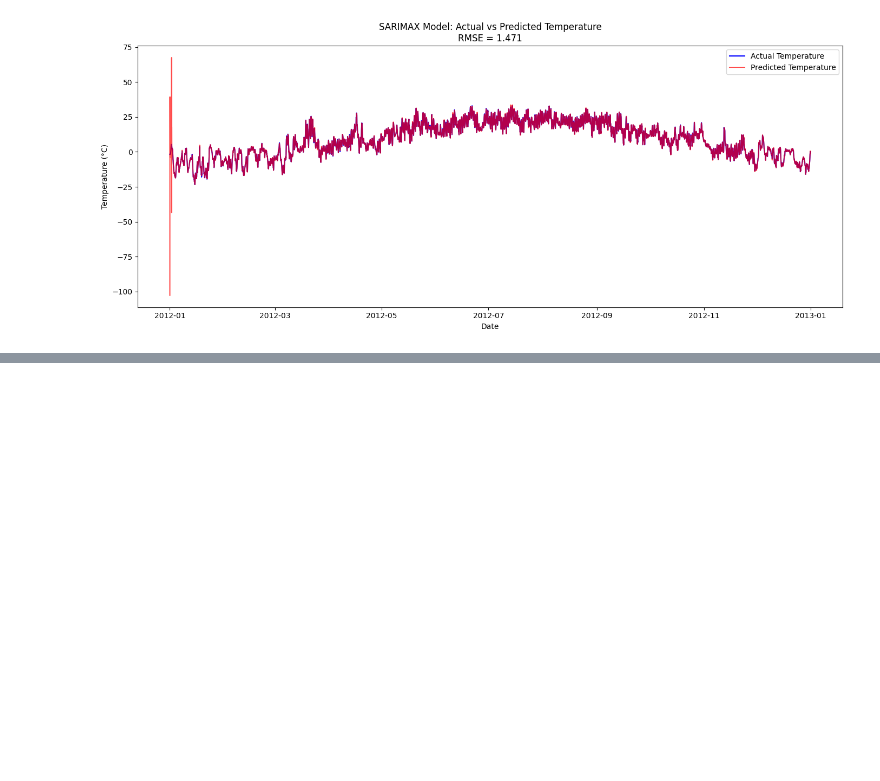
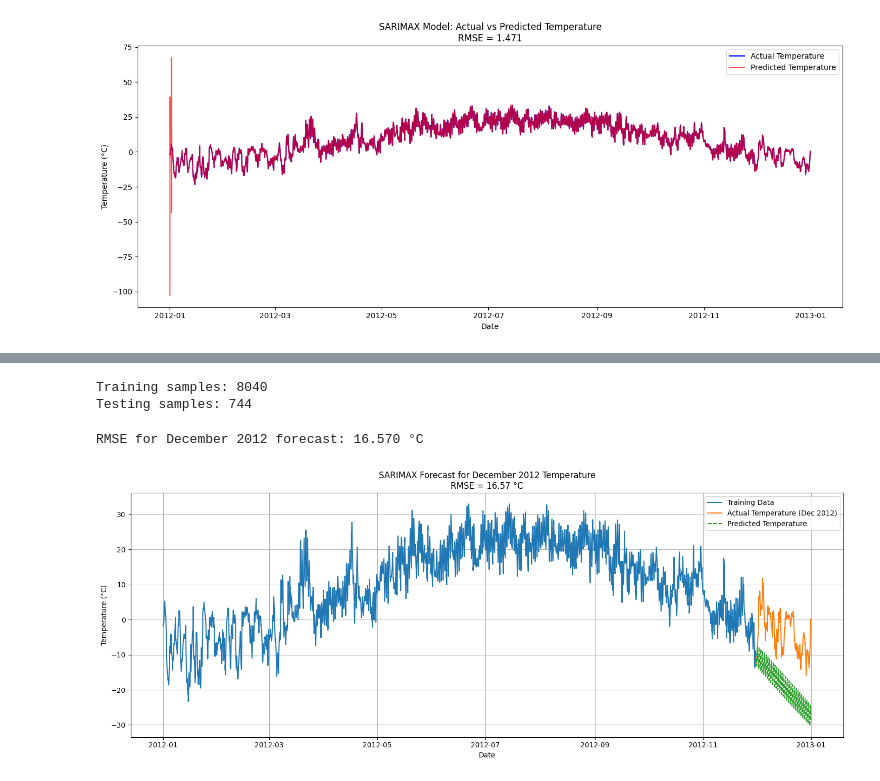
Before and after one commit to Visa110804/Time-series-forecasting, a Jupyter notebook: Time_series_forrecast.ipynb, the cells around one changed output, grey strips where cells are left out. Drawn from its saved outputs; the diff is of its cells as text; code cells hidden in the pictures; blank space fills up the shorter version.

```diff
--- a/Time_series_forrecast.ipynb
+++ b/Time_series_forrecast.ipynb
@@ -696,0 +766,55 @@ plt.show()
+# %%
+import pandas as pd
+from statsmodels.tsa.statespace.sarimax import SARIMAX
+import matplotlib.pyplot as plt
+from sklearn.metrics import mean_squared_error
+import numpy as np
+
+# Step 1: Load data with datetime parsing
+df = pd.read_csv('Weather_Data.csv', parse_dates=['Date/Time'])
+
+# Step 2: Sort and set datetime index
+df = df.sort_values('Date/Time')
+df.set_index('Date/Time', inplace=True)
+
+# Step 3: Split data into train (first 11 months) and test (12th month)
+train = df[:'2012-11-30 23:59:59']
+test = df['2012-12-01 00:00:00':]
+
+print(f"Training samples: {len(train)}")
+print(f"Testing samples: {len(test)}")
+
+# Step 4: Fit SARIMAX on train Temp_C
+model = SARIMAX(train['Temp_C'],
+                order=(2, 1, 2),
+                seasonal_order=(1, 1, 1, 24),  # Daily seasonality: 24 hours
+                enforce_stationarity=False,
+                enforce_invertibility=False)
+
+results = model.fit(disp=False)
+
+# Step 5: Forecast the entire 12th month (length of test set)
+forecast_steps = len(test)
+forecast = results.forecast(steps=forecast_steps)
+
+# Step 6: Calculate RMSE
+rmse = np.sqrt(mean_squared_error(test['Temp_C'], forecast))
+print(f"RMSE for December 2012 forecast: {rmse:.3f} °C")
+
+# Step 7: Plot actual vs predicted, with RMSE in title
+plt.figure(figsize=(15,6))
+plt.plot(train.index, train['Temp_C'], label='Training Data')
+plt.plot(test.index, test['Temp_C'], label='Actual Temperature (Dec 2012)')
+plt.plot(test.index, forecast, label='Predicted Temperature', linestyle='--')
+plt.title(f'SARIMAX Forecast for December 2012 Temperature\nRMSE = {rmse:.2f} °C')
+plt.xlabel('Date')
+plt.ylabel('Temperature (°C)')
+plt.legend()
+plt.grid(True)
+plt.tight_layout()
+plt.show()
+# %% [output]
+Training samples: 8040
+Testing samples: 744
+RMSE for December 2012 forecast: 16.570 °C
+[figure, added]
```
Also changed, not shown: parts of 6 cells of this notebook.
